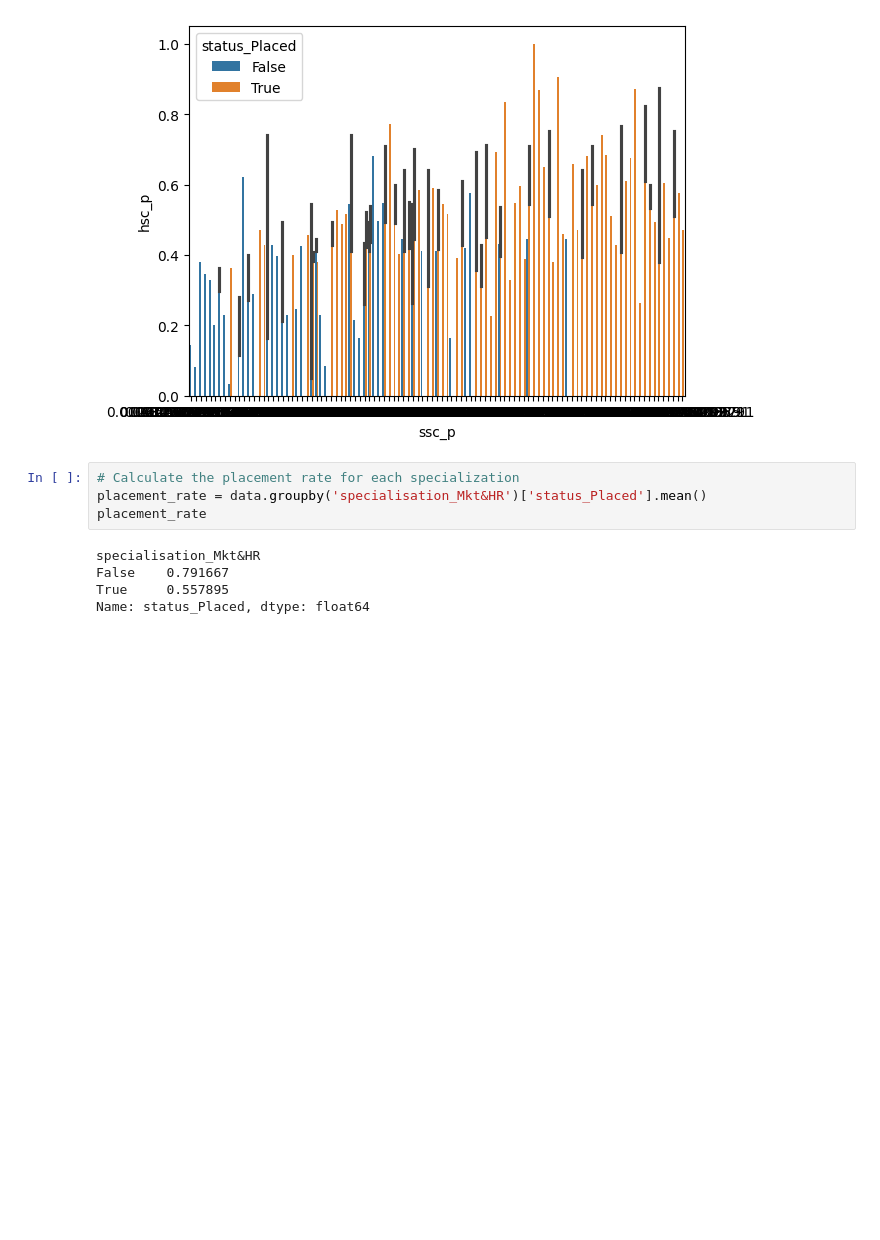
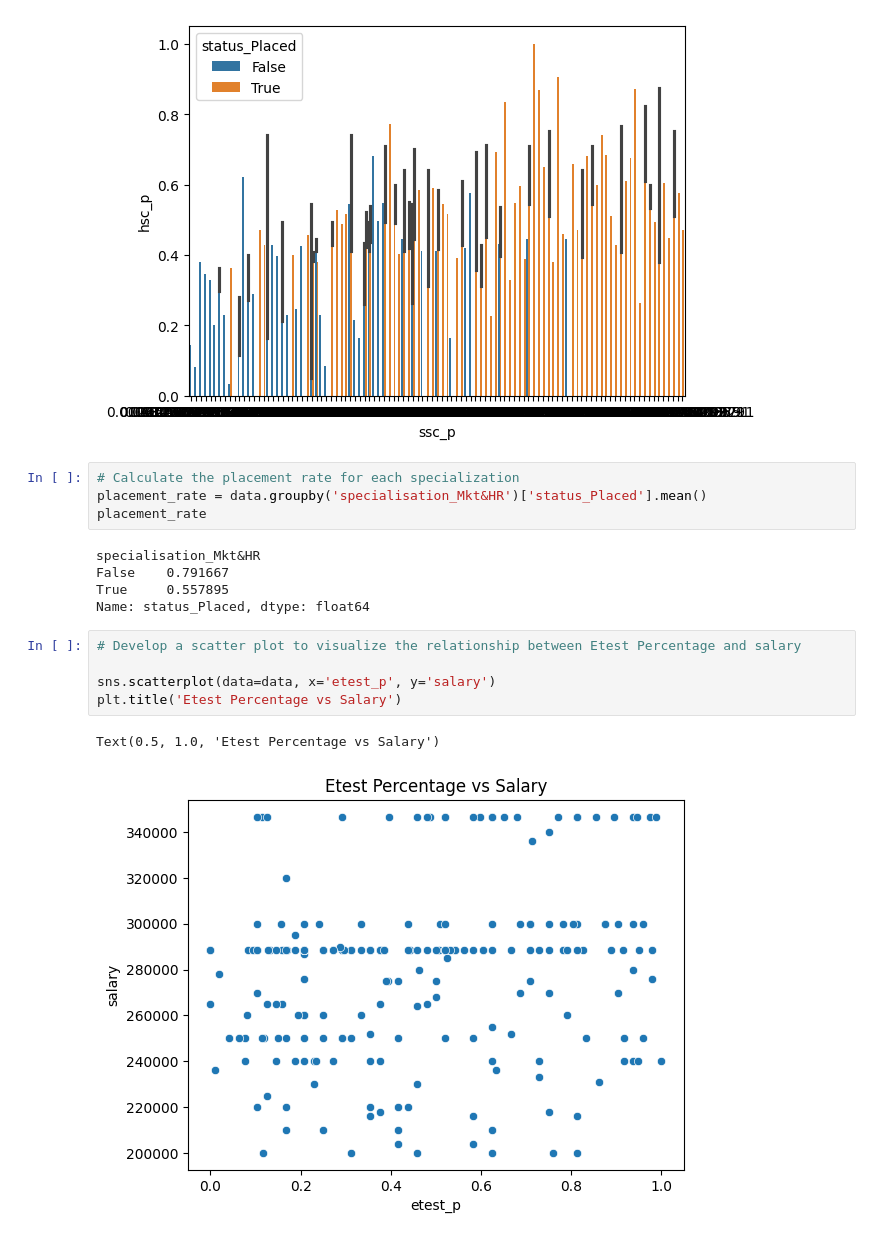
Before and after one commit to Pranav-Marwaha-73/O7-test, a Jupyter notebook: Data.ipynb, the cells around one changed output. Drawn from its saved outputs; the diff is of its cells as text; blank space fills up the shorter version.

```diff
--- a/Data.ipynb
+++ b/Data.ipynb
@@ -315,5 +315,13 @@ specialisation_Mkt&HR
 False    0.791667
 True     0.557895
 Name: status_Placed, dtype: float64
+# %%
+# Develop a scatter plot to visualize the relationship between Etest Percentage and salary
+
+sns.scatterplot(data=data, x='etest_p', y='salary')
+plt.title('Etest Percentage vs Salary')
+# %% [output]
+Text(0.5, 1.0, 'Etest Percentage vs Salary')
+[figure, added]
 # %%
 #Generate a correlation matrix for numeric columns and visualize it using a heatmap
```
Also changed, not shown: parts of 1 cell of this notebook.
